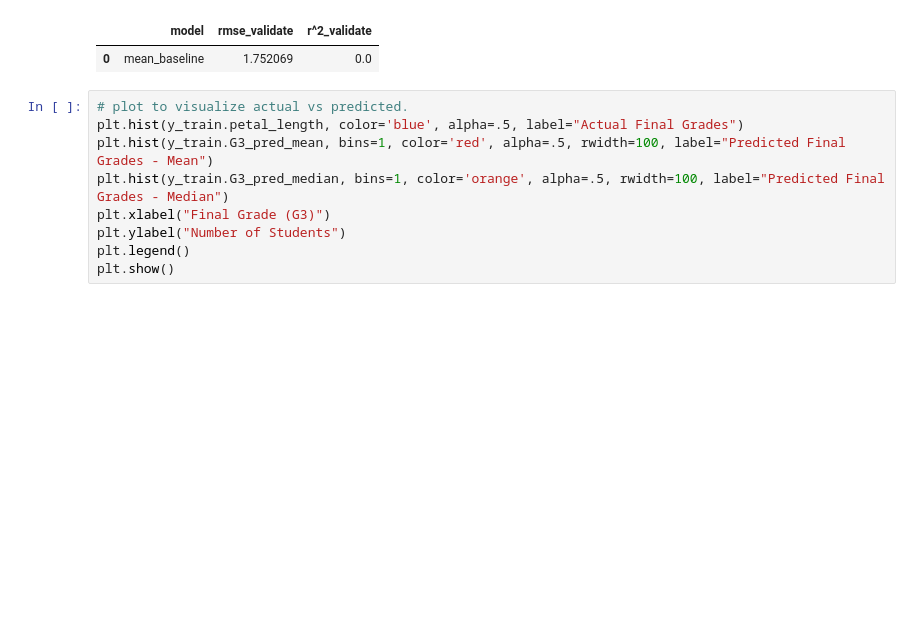
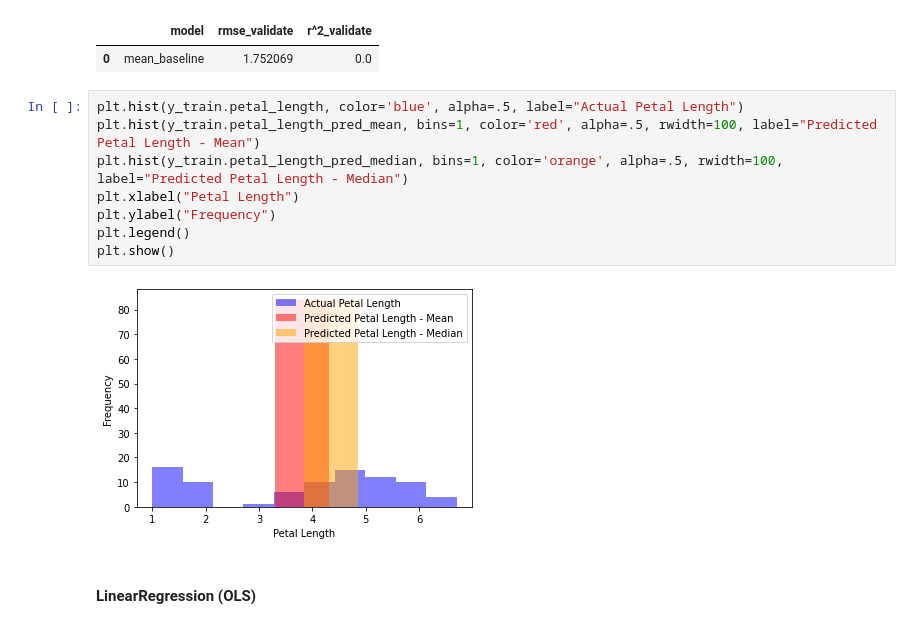
Before and after one commit to ForrestMccrosky/regression_exercises, a Jupyter notebook: Modeling_Exercise.ipynb, the cells around one changed output. Saved outputs shown, nothing was run; the diff lists cells and outputs as text; blank space fills up the shorter version.

Commit message:
completed modeling process for predicting petal length

```diff
--- a/Modeling_Exercise.ipynb
+++ b/Modeling_Exercise.ipynb
@@ -279,11 +279,14 @@ metric_df
 |  | model | rmse_validate | r^2_validate |
 | 0 | mean_baseline | 1.752069 | 0.0 |
 # %%
-# plot to visualize actual vs predicted.
-plt.hist(y_train.petal_length, color='blue', alpha=.5, label="Actual Final Grades")
-plt.hist(y_train.G3_pred_mean, bins=1, color='red', alpha=.5, rwidth=100, label="Predicted Final Grades - Mean")
-plt.hist(y_train.G3_pred_median, bins=1, color='orange', alpha=.5, rwidth=100, label="Predicted Final Grades - Median")
-plt.xlabel("Final Grade (G3)")
-plt.ylabel("Number of Students")
+plt.hist(y_train.petal_length, color='blue', alpha=.5, label="Actual Petal Length")
+plt.hist(y_train.petal_length_pred_mean, bins=1, color='red', alpha=.5, rwidth=100, label="Predicted Petal Length - Mean")
+plt.hist(y_train.petal_length_pred_median, bins=1, color='orange', alpha=.5, rwidth=100, label="Predicted Petal Length - Median")
+plt.xlabel("Petal Length")
+plt.ylabel("Frequency")
 plt.legend()
 plt.show()
+# %% [output]
+[figure, added]
+# %% [markdown]
+#### LinearRegression (OLS)
```
Also changed, not shown: parts of 12 cells of this notebook.
